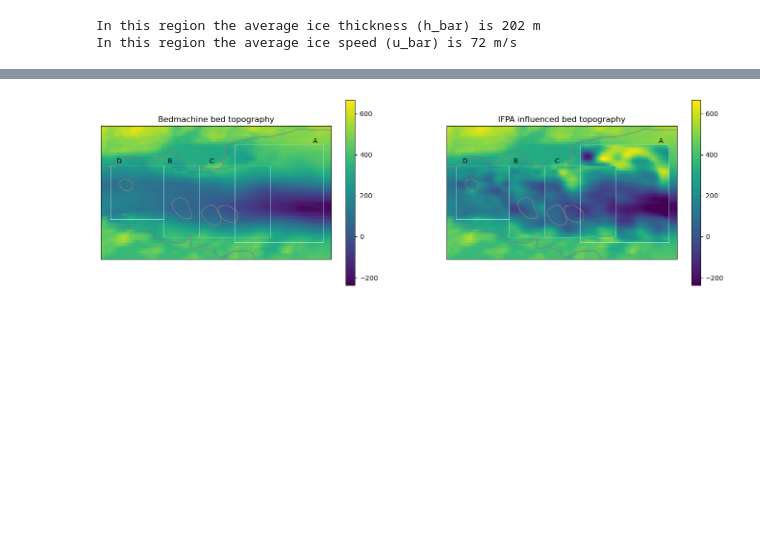
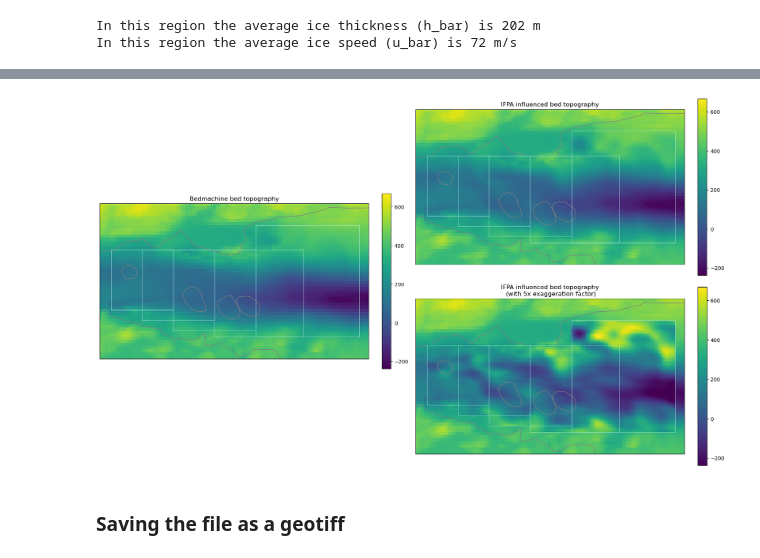
Before and after one commit to hockenden97/Inverting_ice_surface, a Jupyter notebook: IFPA_Isunguata_Sermia.ipynb, the cells around one changed output, grey strips where cells are left out. Cells and saved outputs as stored; diff of their text form; code cells hidden in the pictures; blank space fills up the shorter version.

```diff
--- a/IFPA_Isunguata_Sermia.ipynb
+++ b/IFPA_Isunguata_Sermia.ipynb
@@ -633,37 +612,9 @@ Note also that changing the order of the tiles (at the bottom of the box) will c
-# %%
-exag = 5
-
-fig, ax = plt.subplots(1,2, figsize = (17,5))
-titles = ['Bedmachine bed topography', 'IFPA influenced bed topography']
-for i in range(2):
-    im = ax[i].pcolor(X_bedmach, Y_bedmach, bed)
-    plt.colorbar(im, ax = ax[i])
-    GrLaGrLi.plot(ax = ax[i], facecolor = 'None', edgecolor='grey')
-    Elevation_anomalies.plot(ax = ax[i], facecolor = 'None', edgecolor='grey', zorder = 20)
-    IceMask.plot(ax= ax[i], facecolor = 'None', edgecolor='grey')
-    ax[i].get_xaxis().set_ticks([]); ax[i].get_yaxis().set_ticks([]);
-    #ax[i].set_xlim(np.min(X_coord), np.max(X_coord))
-    #ax[i].set_ylim(np.min(Y_coord), np.max(Y_coord))
-    ax[i].set_xlim(-0.231e6, -0.218e6)
-    ax[i].set_ylim(-2.4965e6, -2.489e6)
-    ax[i].plot(*poly_data2.exterior.xy, color = '#c6f5f3', linewidth = 0.5, zorder = 20)
-    ax[i].plot(*poly_data3.exterior.xy, color = '#c6f5f3', linewidth = 0.5, zorder = 20)
-    ax[i].plot(*poly_data4.exterior.xy, color = '#c6f5f3', linewidth = 0.5, zorder = 20)
-    ax[i].plot(*poly_data5.exterior.xy, color = '#c6f5f3', linewidth = 0.5, zorder = 20)
-    ax[i].set_title(titles[i])
-    ax[i].annotate('A', xy = (2,1), xytext = (0.93, 0.87), xycoords = 'axes fraction', ha = 'center', color = 'k');
-    ax[i].annotate('B', xy = (2,1), xytext = (0.3, 0.72), xycoords = 'axes fraction', ha = 'center', color = 'k');
-    ax[i].annotate('C', xy = (2,1), xytext = (0.48, 0.72), xycoords = 'axes fraction', ha = 'center', color = 'k');
-    ax[i].annotate('D', xy = (2,1), xytext = (0.08, 0.72), xycoords = 'axes fraction', ha = 'center', color = 'k');
-im1 = ax[1].imshow(B_ift_A.real*exag + bed_interp_A, extent = boundsA, zorder = 10)
-im1.set_clim(np.min(bed), np.max(bed))
-im1 = ax[1].imshow(B_ift_B.real*exag + bed_interp_B, extent = boundsB, zorder = 10)
-im1.set_clim(np.min(bed), np.max(bed))
-im1 = ax[1].imshow(B_ift_C.real*exag + bed_interp_C, extent = boundsC, zorder = 10)
-im1.set_clim(np.min(bed), np.max(bed))
-im1 = ax[1].imshow(B_ift_D.real*exag + bed_interp_D, extent = boundsD, zorder = 10)
-im1.set_clim(np.min(bed), np.max(bed))
-
-fig.savefig('IS_5xexag.png', dpi = 200, bbox_inches = 'tight')
-# %% [output]
-[figure, removed]
+# %%
+bounds_large = [np.min(X_small_D), np.max(X_small_A), np.min(Y_small_A), np.max(Y_small_A)]
+X_large = np.arange(bounds_large[0], bounds_large[1] + 1, 100)
+Y_large = np.arange(bounds_large[2], bounds_large[3] + 1, 100)
+Y_large = np.arange(bounds_large[3], bounds_large[2] - 1, -100)
+X_overall, Y_overall = np.meshgrid(X_large, Y_large)
+
+X_topos = (X_small_A, X_small_B, X_small_C, X_small_D, X_small_E)
+Y_topos = (Y_small_A, Y_small_B, Y_small_C, Y_small_D, Y_small_E)
@@ -669,0 +654,34 @@ fig.savefig('IS_5xexag.png', dpi = 200, bbox_inches = 'tight')
+# %%
+ax = [[],[],[]]
+fig = plt.figure(constrained_layout=True, figsize = (17,10))
+heights = [3,3,3,3]
+gs = fig.add_gridspec(4,2, height_ratios = heights)
+ax[0] = fig.add_subplot(gs[1:3, 0])
+ax[1] = fig.add_subplot(gs[0:2, 1])
+ax[2] = fig.add_subplot(gs[2:4, 1])
+
+titles = ['Bedmachine bed topography', 'IFPA influenced bed topography', \
+           'IFPA influenced bed topography\n (with 5x exaggeration factor)']
+for i in range(3):
+    im = ax[i].pcolor(X_bedmach, Y_bedmach, bed)
+    plt.colorbar(im, ax = ax[i])
+    GrLaGrLi.plot(ax = ax[i], facecolor = 'None', edgecolor='grey')
+    Elevation_anomalies.plot(ax = ax[i], facecolor = 'None', edgecolor='grey', zorder = 20)
+    IceMask.plot(ax= ax[i], facecolor = 'None', edgecolor='grey')
+    ax[i].get_xaxis().set_ticks([]); ax[i].get_yaxis().set_ticks([]);
+    ax[i].set_xlim(-0.231e6, -0.218e6)
+    ax[i].set_ylim(-2.4965e6, -2.489e6)
+    ax[i].set_title(titles[i])
+    for k in range(5):
+        geom = box(np.min(X_topos[k]), np.min(Y_topos[k]), np.max(X_topos[k]), np.max(Y_topos[k]))
+        ax[i].plot(*geom.exterior.xy, color = '#c6f5f3', linewidth = 0.5, zorder = 20)
+im = ax[1].imshow(big_bed_exag1, extent = bounds_large, zorder = 10)
+im.set_clim(np.min(bed), np.max(bed))
+im = ax[2].imshow(big_bed_exag5, extent = bounds_large, zorder = 10)
+im.set_clim(np.min(bed), np.max(bed))
+
+fig.savefig('IS_ifpa_topo.png', dpi = 200, bbox_inches = 'tight')
+# %% [output]
+[figure, added]
+# %% [markdown]
+### Saving the file as a geotiff ###
```
Also changed, not shown: parts of 22 cells of this notebook.
